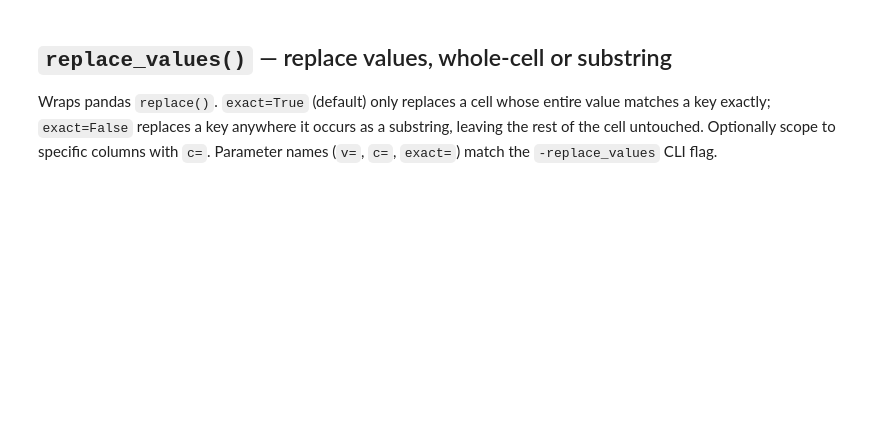
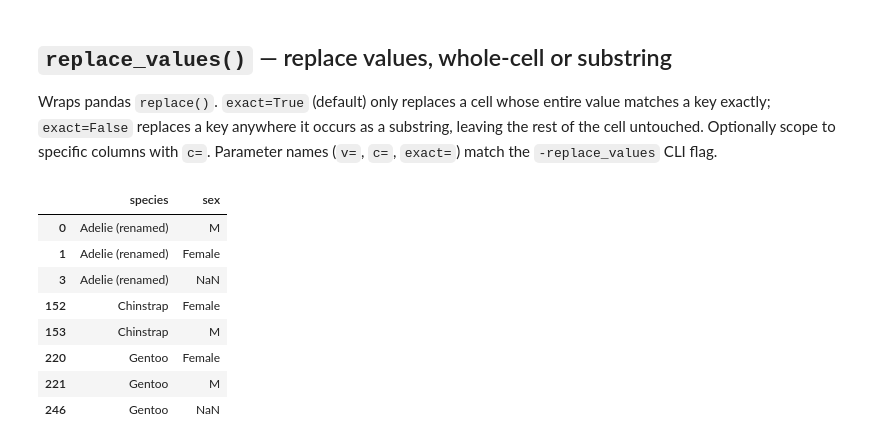
Before and after one commit to maddytae/pytae, a Jupyter notebook: notebooks/other_utilities.ipynb, the cells around one changed output. Cells and saved outputs as stored; diff of their text form; code cells hidden in the pictures; blank space fills up the shorter version.

```diff
--- a/notebooks/other_utilities.ipynb
+++ b/notebooks/other_utilities.ipynb
@@ -214,10 +230,20 @@ Wraps pandas `replace()`. `exact=True` (default) only replaces a cell whose enti
 # %%
 # exact=True (default): only cells that equal 'Adelie'/'Male' exactly are replaced
 (penguins
- .replace_values({"Adelie": "Adelie (renamed)", "Male": "M"})
- .select(["species", "sex"])
+ .replace_values({'Adelie': 'Adelie (renamed)', 'Male': 'M'})
+ .select('species', 'sex')
  .drop_duplicates()
 )
+# %% [output]
+|  | species | sex |
+| 0 | Adelie (renamed) | M |
+| 1 | Adelie (renamed) | Female |
+| 3 | Adelie (renamed) | NaN |
+| 152 | Chinstrap | Female |
+| 153 | Chinstrap | M |
+| 220 | Gentoo | Female |
+| 221 | Gentoo | M |
+| 246 | Gentoo | NaN |
 # %%
 # c= restricts the replace to specific columns — 'island' untouched even though
 # it never contained 'Male' anyway, this shows the scoping mechanism itself
```
Also changed, not shown: parts of 7 cells of this notebook, 16 other files.
